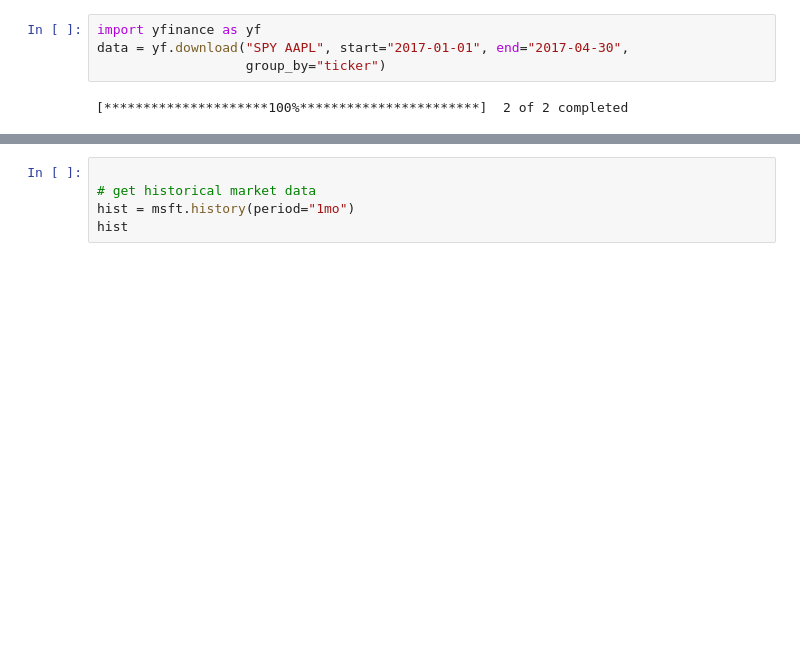
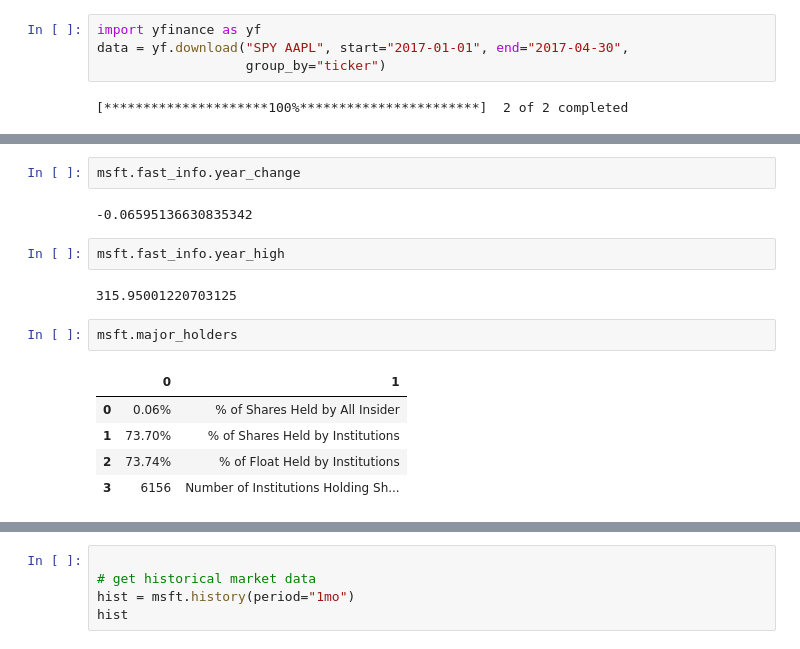
Before and after one commit to KendallScott/Machine-Learning, a Jupyter notebook: Lab 3/Lab_3.ipynb, the cells around one changed output, grey strips where cells are left out. Saved outputs shown, nothing was run; the diff lists cells and outputs as text; blank space fills up the shorter version.

```diff
--- a/Lab 3/Lab_3.ipynb
+++ b/Lab 3/Lab_3.ipynb
@@ -172,0 +264,16 @@ lazy-loading dict with keys = ['currency', 'dayHigh', 'dayLow', 'exchange', 'fif
+# %%
+msft.fast_info.year_change
+# %% [output]
+-0.06595136630835342
+# %%
+msft.fast_info.year_high
+# %% [output]
+315.95001220703125
+# %%
+msft.major_holders
+# %% [output]
+|  | 0 | 1 |
+| 0 | 0.06% | % of Shares Held by All Insider |
+| 1 | 73.70% | % of Shares Held by Institutions |
+| 2 | 73.74% | % of Float Held by Institutions |
+| 3 | 6156 | Number of Institutions Holding Sh... |
```
Also changed, not shown: parts of 34 cells of this notebook.
